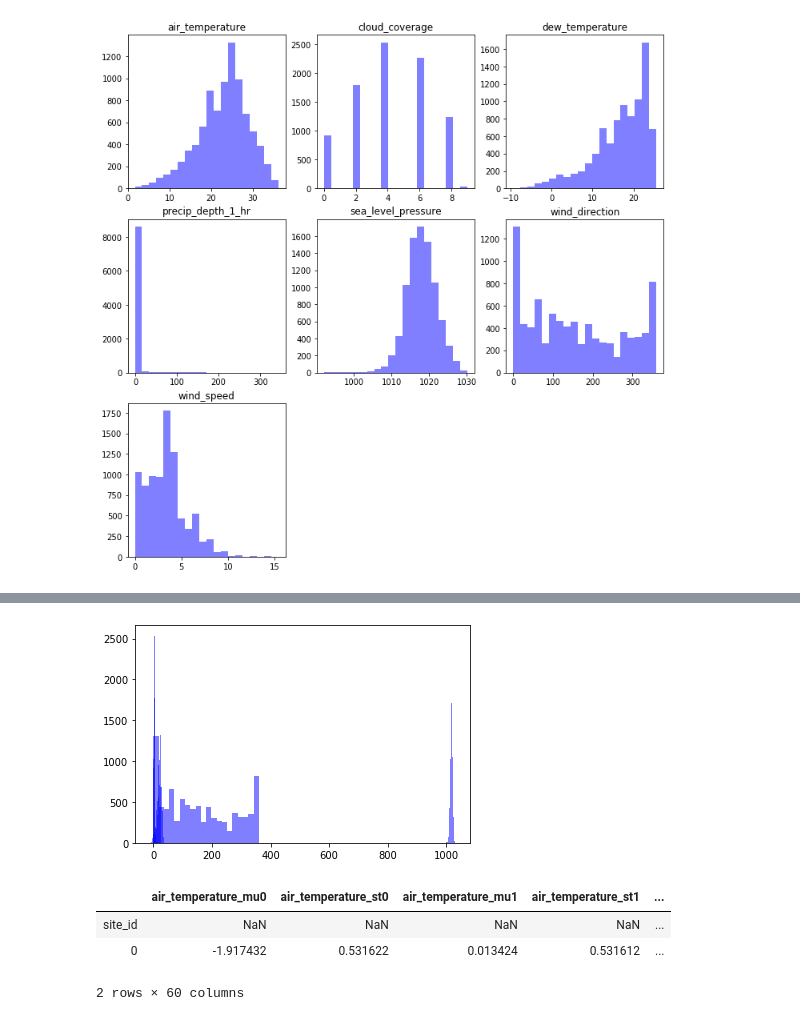
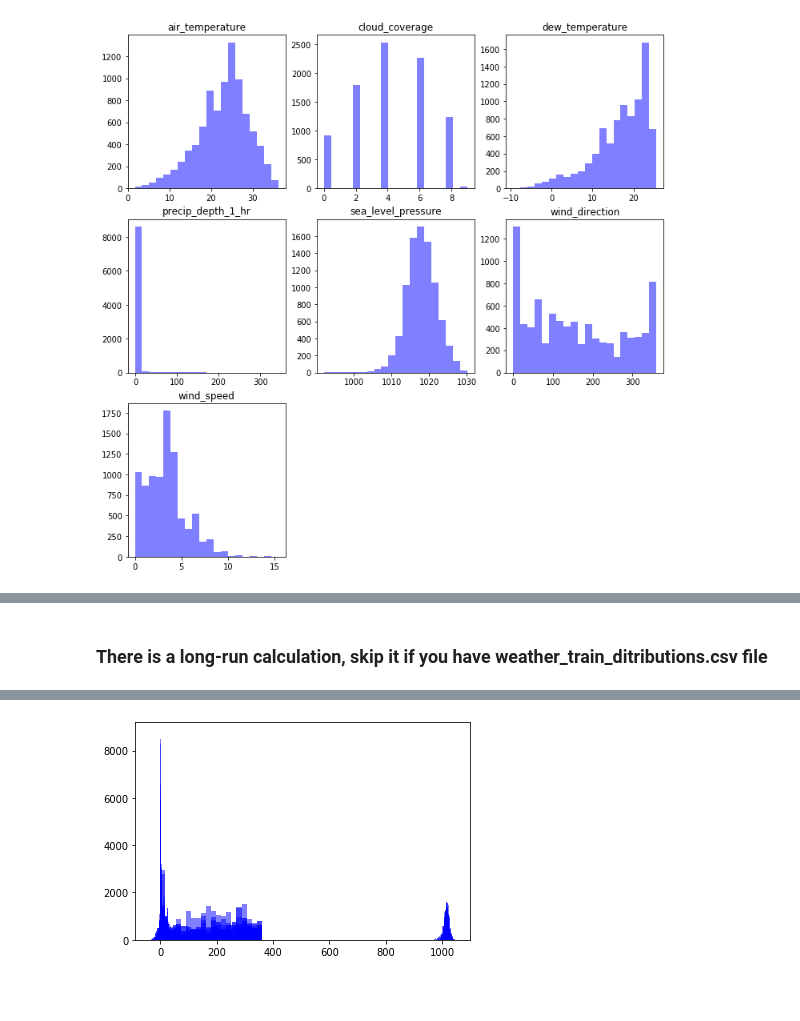
Before and after one commit to Markfryazino/ASHRAE-AMI-number, a Jupyter notebook: Data analysis and Linear Regression.ipynb, the cells around one changed output, grey strips where cells are left out. Cells and saved outputs as stored; diff of their text form; code cells hidden in the pictures; blank space fills up the shorter version.

```diff
--- a/Data analysis and Linear Regression.ipynb
+++ b/Data analysis and Linear Regression.ipynb
@@ -135,6 +140,9 @@ plt.show()
 testing_site_id = testing_site_id.drop('precip_depth_1_hr', axis=1)
 # %%
 # let's fit normal distribution on our data
+num_bins = 20
+
+
 def get_in_columns(column, testing_site_id):
     y, x, patches = plt.hist(testing_site_id[column], num_bins, facecolor='blue', alpha=0.5)
     x = np.array(x[:-1], dtype='float32')
@@ -145,4 +153,5 @@ def get_in_columns(column, testing_site_id):
 
     return x, y
 
+
 x, y = get_in_columns('air_temperature', testing_site_id)
@@ -178,10 +182,16 @@ class DestributionLayer(layers.Layer):
     def compute_output_shape(self, input_shape):
         return (input_shape[0], input_shape[-1])
 # %%
+num_layers = 5
+
+
 def loss(y, y_pred):
     return tf.reduce_mean((y_pred-y)**2)
+
+
 def maxis(y):
     return tf.reduce_max(y)
+
 
 def distribution_model(num_layers):
     inputs_ = layers.Input((1,))
@@ -199,9 +209,9 @@ def distribution_model(num_layers):
 
     return model_
 
-num_layers = 5
+
 model = distribution_model(num_layers)
-model.fit(x, y, batch_size=len(x), epochs=1000)
+model.fit(x, y, batch_size=len(x), epochs=800)
 plt.plot(x, model(x))
 plt.plot(x, y)
 plt.show()
@@ -244,18 +220,42 @@ site_info = pd.DataFrame(index = ['site_id'], columns = [i + '_' + j for i in te
+# %% [markdown]
+### There is a long-run calculation, skip it if you have weather_train_ditributions.csv file
 # %%
-data_per_site_id = []
-for i in testing_site_id.columns:
-    temp = []
-    model = distribution_model(num_layers)
-    x, y = get_in_columns(i, testing_site_id)
-    model.fit(x, y, batch_size=len(x), epochs=1000)
+# we have a distribution layer and model with several of them
+# so, we can simulate any distribution for any column for any site_id
 
-    for j in model.weights:
-        temp.append(j.numpy()[0])
+columns_list = ['air_temperature', 'cloud_coverage', 'dew_temperature', 'sea_level_pressure', 'wind_direction', 'wind_speed']
+weather_distrib = pd.DataFrame(columns = ['site_id']+[i + '_' + j for i in columns_list
+                                    for j in list(itertools.chain(*[['mu' + str(i), 'st' + str(i)]
+                                                                for i in range(num_layers)]))]).set_index('site_id')
+for testing_site_index in weather_train['site_id'].unique():
 
-    temp = [[temp[i*2], temp[i*2+1]] for i in range(num_layers)]
-    temp.sort()
-    data_per_site_id.append(list(itertools.chain(*temp)))
+    testing_site_id = weather_train[weather_train['site_id'] == testing_site_index].drop('site_id', axis=1)
+    testing_site_id = testing_site_id.drop('timestamp', axis=1)
+    testing_site_id = testing_site_id.drop('precip_depth_1_hr', axis=1)
 
-site_info.loc[0] = [data_per_site_id[i][j] for i in range(len(testing_site_id.columns)) for j in range(num_layers*2)]
+    for i in testing_site_id.columns:
+        try:
+            testing_site_id = fillna_by_time(testing_site_id, i)
+        except AssertionError:
+            testing_site_id[i].fillna(0, inplace=True)
+            testing_site_id = fillna_by_time(testing_site_id, i)
+
+    data_per_site_id = []
+    for i in testing_site_id.columns:
+        temp = []
+        model = distribution_model(num_layers)
+        x, y = get_in_columns(i, testing_site_id)
+        model.fit(x, y, batch_size=len(x), epochs=800)
+
+        for j in model.weights:
+            temp.append(j.numpy()[0])
+
+        temp = [[temp[i*2], temp[i*2+1]] for i in range(num_layers)]
+        temp.sort()
+        data_per_site_id.append(list(itertools.chain(*temp)))
+
+    weather_distrib.loc[testing_site_index] = [data_per_site_id[i][j]
+                                         for i in range(len(testing_site_id.columns))
+                                         for j in range(num_layers*2)]
 # %% [output]
 Train on 20 samples
@@ -273,8 +278 @@ Train on 20 samples
-[figure, old version]
+[figure, new version]
-# %%
-site_info.set_index('site_id')
-# %% [output]
-|  | air_temperature_mu0 | air_temperature_st0 | air_temperature_mu1 | air_temperature_st1 | ... |
-| site_id | NaN | NaN | NaN | NaN | ... |
-| 0 | -1.917432 | 0.531622 | 0.013424 | 0.531612 | ... |
-2 rows × 60 columns
```
Also changed, not shown: parts of 20 cells of this notebook, 1 other file.
